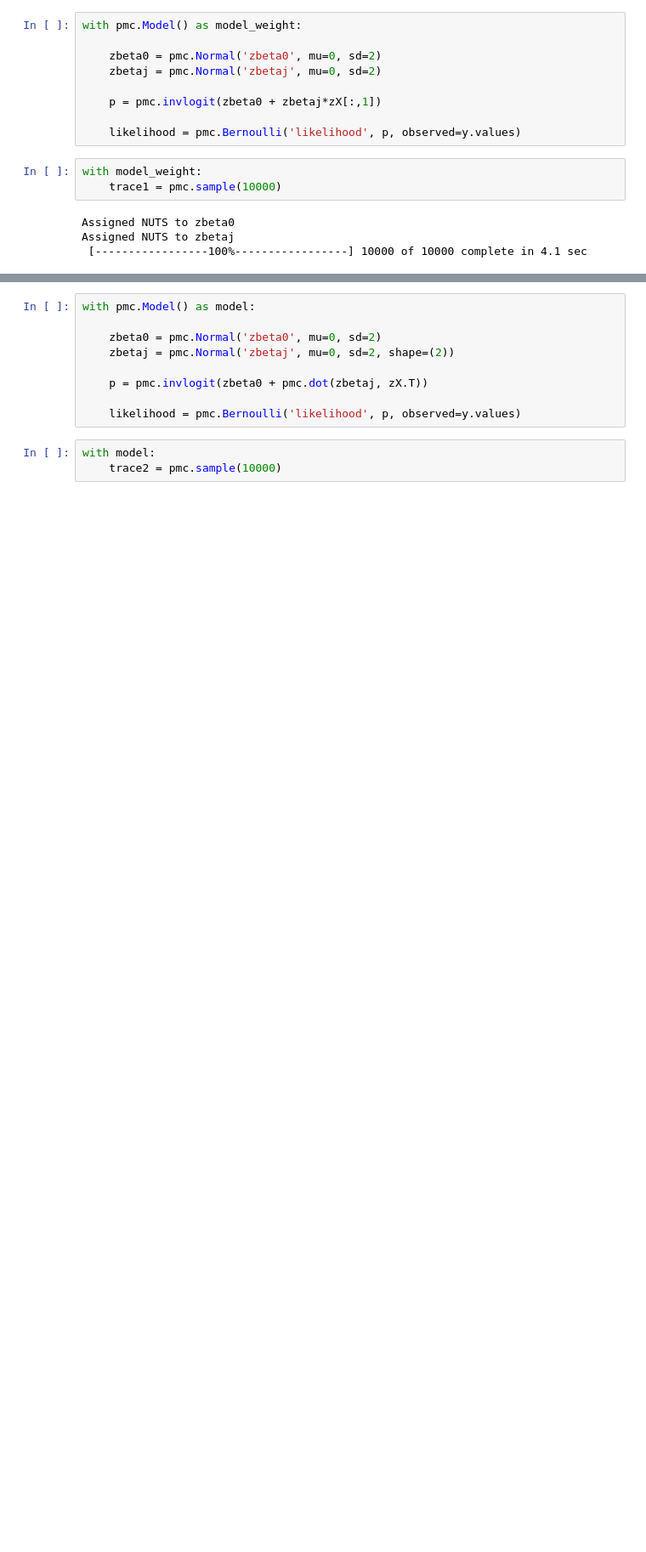
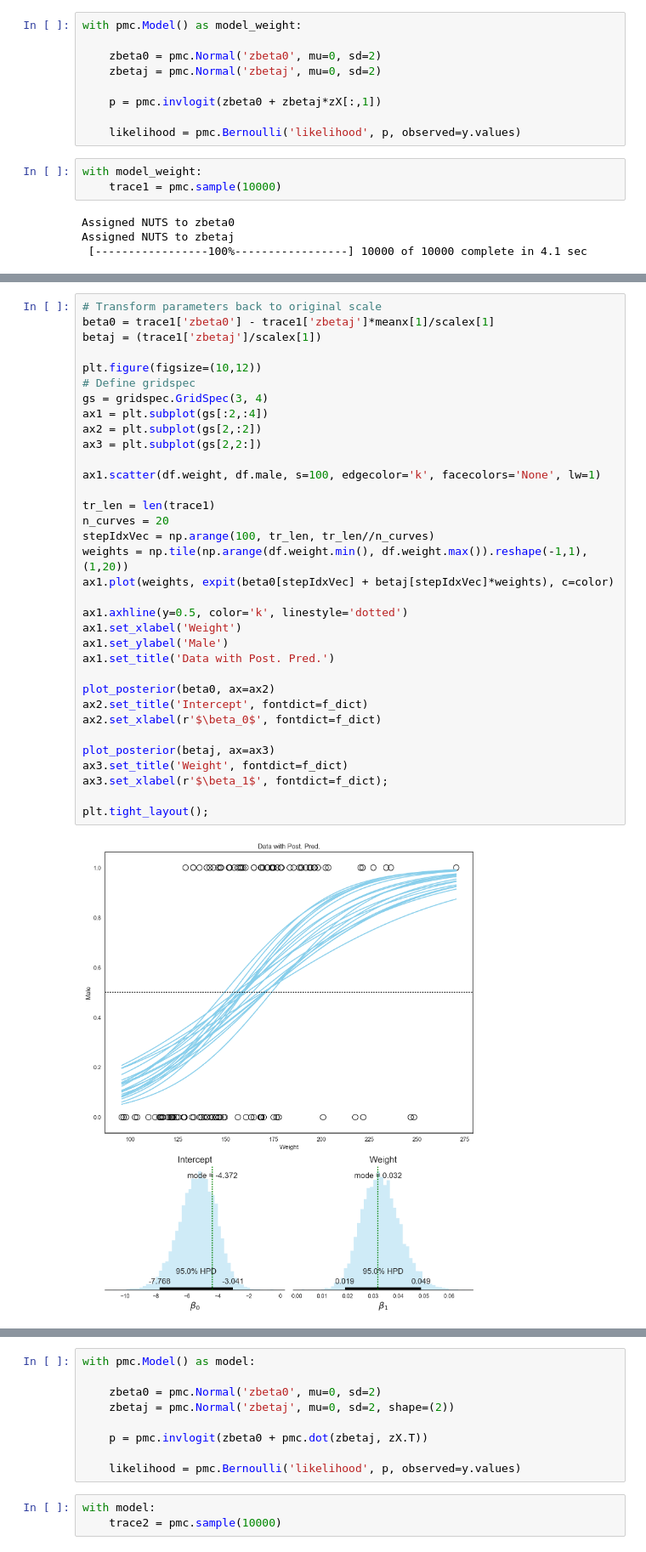
Before and after one commit to JWarmenhoven/DBDA-python, a Jupyter notebook: Notebooks/Chapter 21.ipynb, the cells around one changed output, grey strips where cells are left out. Shown at 85% size. Cells and saved outputs as stored; diff of their text form; blank space fills up the shorter version.

```diff
--- a/Notebooks/Chapter 21.ipynb
+++ b/Notebooks/Chapter 21.ipynb
@@ -139 +127,37 @@ ax2.set_xlabel(r'$\beta_1$', fontdict=f_dict);
+# %%
+# Transform parameters back to original scale
+beta0 = trace1['zbeta0'] - trace1['zbetaj']*meanx[1]/scalex[1]
+betaj = (trace1['zbetaj']/scalex[1])
+
+plt.figure(figsize=(10,12))
+# Define gridspec
+gs = gridspec.GridSpec(3, 4)
+ax1 = plt.subplot(gs[:2,:4])
+ax2 = plt.subplot(gs[2,:2])
+ax3 = plt.subplot(gs[2,2:])
+
+ax1.scatter(df.weight, df.male, s=100, edgecolor='k', facecolors='None', lw=1)
+
+tr_len = len(trace1)
+n_curves = 20
+stepIdxVec = np.arange(100, tr_len, tr_len//n_curves)
+weights = np.tile(np.arange(df.weight.min(), df.weight.max()).reshape(-1,1), (1,20))
+ax1.plot(weights, expit(beta0[stepIdxVec] + betaj[stepIdxVec]*weights), c=color)
+
+ax1.axhline(y=0.5, color='k', linestyle='dotted')
+ax1.set_xlabel('Weight')
+ax1.set_ylabel('Male')
+ax1.set_title('Data with Post. Pred.')
+
+plot_posterior(beta0, ax=ax2)
+ax2.set_title('Intercept', fontdict=f_dict)
+ax2.set_xlabel(r'$\beta_0$', fontdict=f_dict)
+
+plot_posterior(betaj, ax=ax3)
+ax3.set_title('Weight', fontdict=f_dict)
+ax3.set_xlabel(r'$\beta_1$', fontdict=f_dict);
+
+plt.tight_layout();
+# %% [output]
+[figure, added]
 # %% [markdown]
```
Also changed, not shown: parts of 10 cells of this notebook.
